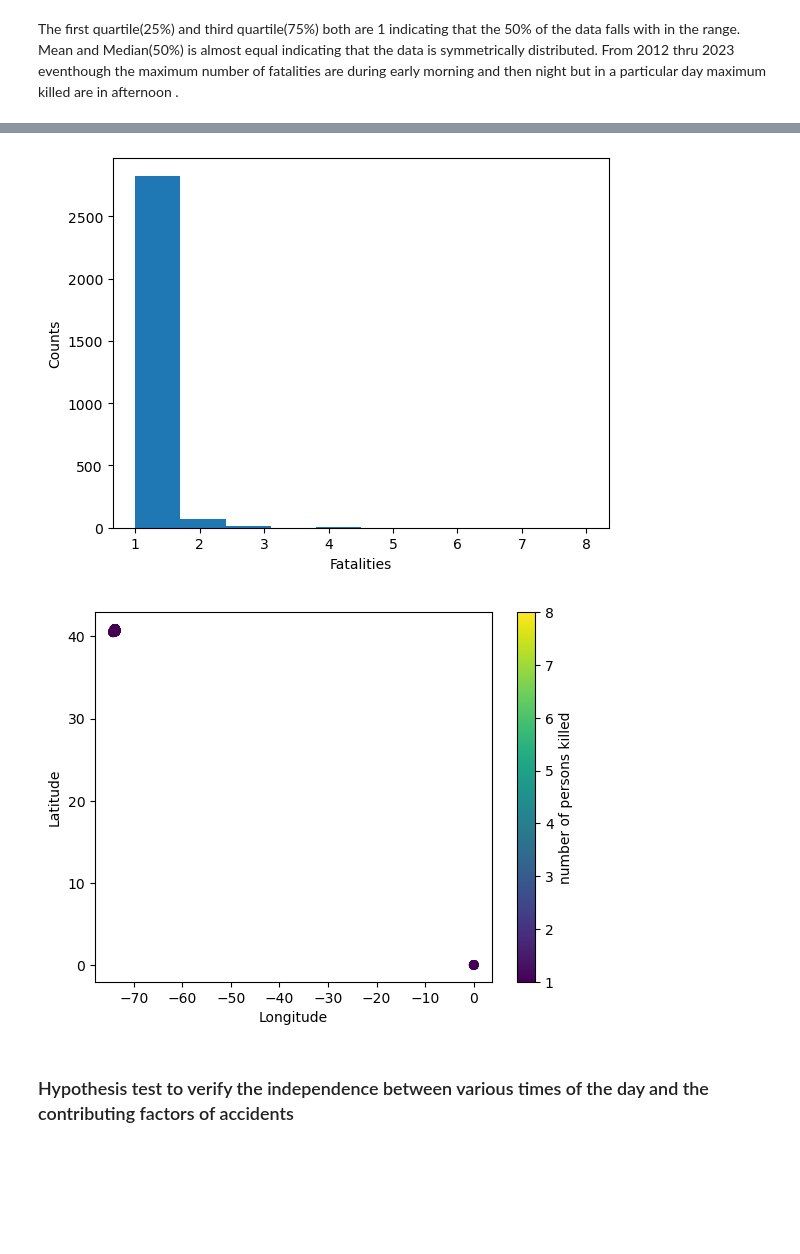
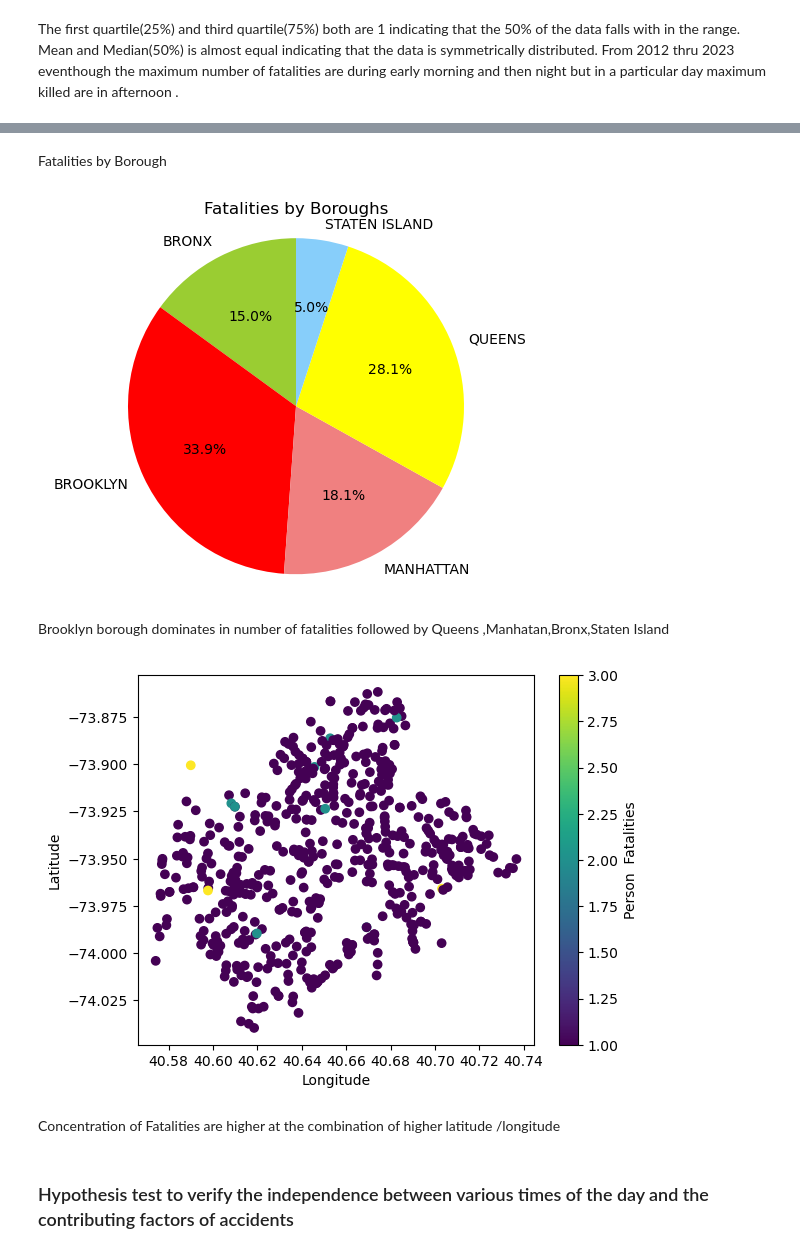
Before and after one commit to Pythorium-Quartet/Motor-Vehicle-Collison-Analysis, a Jupyter notebook: MotorVechicleCollisions_NYC.ipynb, the cells around one changed output, grey strips where cells are left out. Saved outputs shown, nothing was run; the diff lists cells and outputs as text; code cells hidden in the pictures; blank space fills up the shorter version.

```diff
--- a/MotorVechicleCollisions_NYC.ipynb
+++ b/MotorVechicleCollisions_NYC.ipynb
@@ -433,17 +412,40 @@ plt.show()
+# %% [markdown]
+Fatalities by Borough
+# %%
+# Fatalities in each borough
+count = df_filtered.groupby('borough')['number of persons killed'].count().reset_index()
+tb = count['borough']
+members = count['number of persons killed']
+colors = ["yellowgreen", "red", "lightcoral", "yellow", "lightskyblue"]
+
+plt.title("Fatalities by Boroughs")
+plt.pie(members, labels=tb, colors=colors,
+        autopct="%1.1f%%",  startangle=90)
+plt.axis("equal")
+plt.show()
+# %% [output]
+[figure, added]
+# %% [markdown]
+Brooklyn borough dominates in number of fatalities followed by Queens ,Manhatan,Bronx,Staten Island
 # %%
-plt.hist(df_filtered['number of persons killed'])
-plt.xlabel('Fatalities')
-plt.ylabel('Counts')
-plt.show()
-plt.scatter(df_filtered['longitude'],df_filtered['latitude'],c=df_filtered['number of persons killed'])
+
+# Brooklyn Fatalies concentration on geographical co-ordinates .
+
+man_filtered_df = df_filtered[(df_filtered['borough'] == 'BROOKLYN') & df_filtered['latitude'] != 0 ]
+
+#man_filtered_df
+
+#df_filtered
+plt.scatter(man_filtered_df['latitude'],man_filtered_df['longitude'],c=man_filtered_df['number of persons killed'])
 clb = plt.colorbar()
 plt.xlabel("Longitude")
 plt.ylabel("Latitude")
-clb.set_label("number of persons killed")
+clb.set_label("Person  Fatalities")
 plt.show()
 # %% [output]
-[figure, old version]
+[figure, new version]
-[figure, removed]
+# %% [markdown]
+Concentration of Fatalities are higher at the combination of higher latitude /longitude
 # %% [markdown]
 ### Hypothesis test to verify the independence between various times of the day and the contributing factors of accidents
 # %%
```
Also changed, not shown: parts of 7 cells of this notebook.
